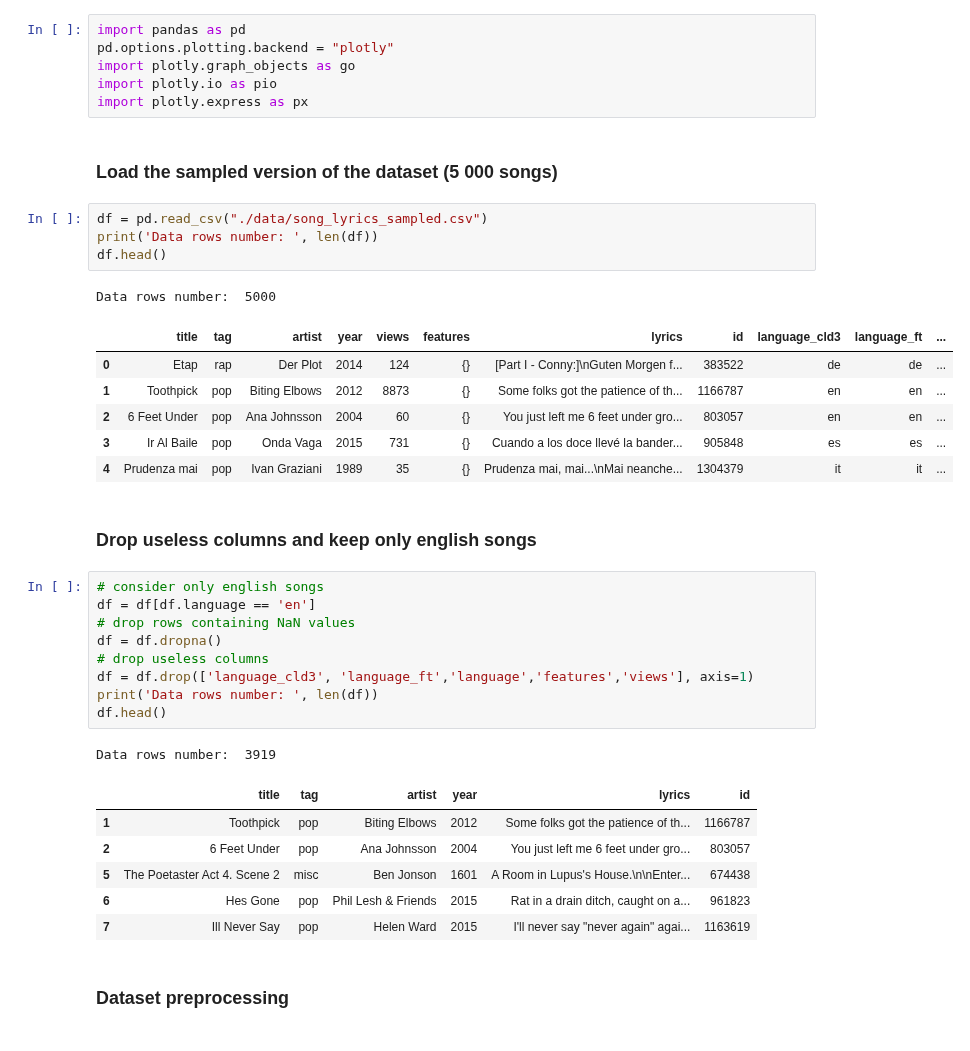
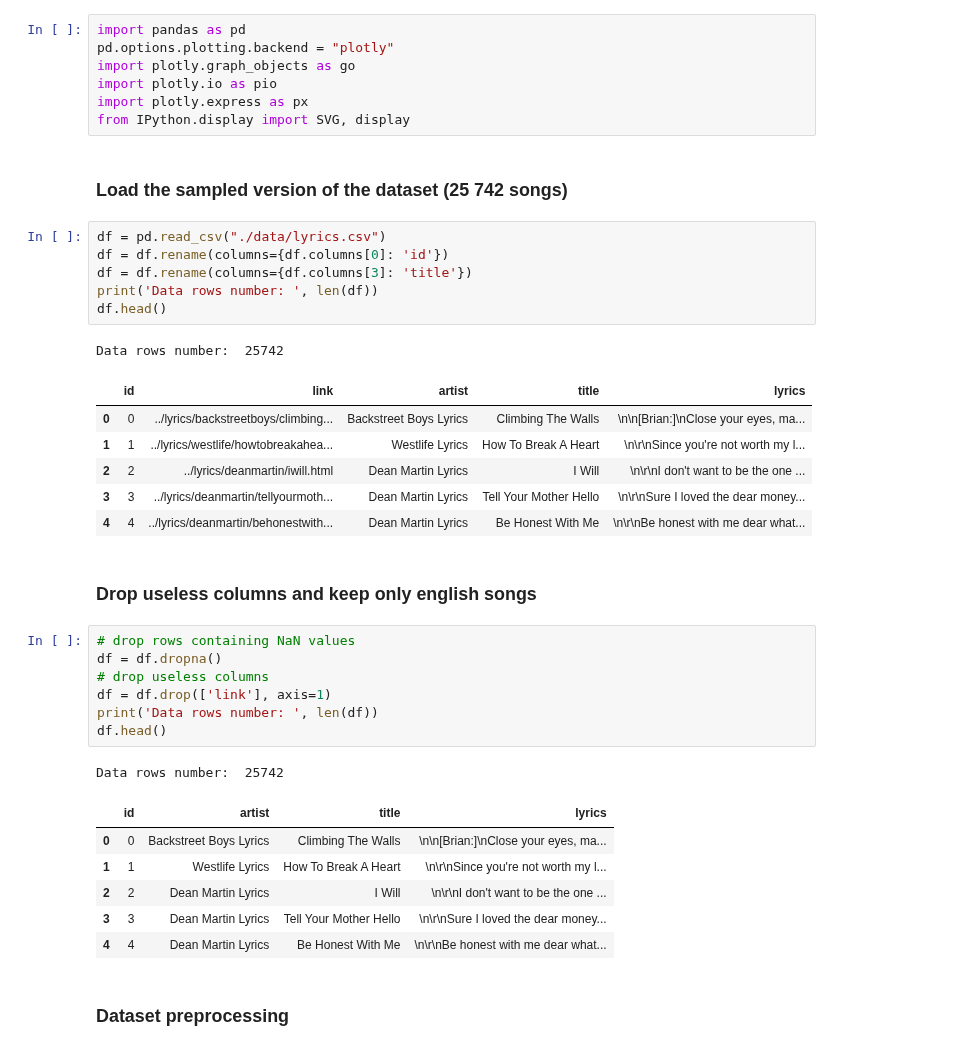
Before and after one commit to Alessandrus00/Lyrics-based-song-recommender, a Jupyter notebook: dataset_processing.ipynb, the cells around one changed output. Saved outputs shown, nothing was run; the diff lists cells and outputs as text.

Commit message:
feat: add new dataset

```diff
--- a/dataset_processing.ipynb
+++ b/dataset_processing.ipynb
@@ -4,39 +4,40 @@ pd.options.plotting.backend = "plotly"
 import plotly.graph_objects as go
 import plotly.io as pio
 import plotly.express as px
+from IPython.display import SVG, display
 # %% [markdown]
-### Load the sampled version of the dataset (5 000 songs)
+### Load the sampled version of the dataset (25 742 songs)
 # %%
-df = pd.read_csv("./data/song_lyrics_sampled.csv")
+df = pd.read_csv("./data/lyrics.csv")
+df = df.rename(columns={df.columns[0]: 'id'})
+df = df.rename(columns={df.columns[3]: 'title'})
 print('Data rows number: ', len(df))
 df.head()
 # %% [output]
-Data rows number:  5000
+Data rows number:  25742
-|  | title | tag | artist | year | views | features | lyrics | id | language_cld3 | language_ft | ... |
-| 0 | Etap | rap | Der Plot | 2014 | 124 | {} | [Part I - Conny:]\nGuten Morgen f... | 383522 | de | de | ... |
-| 1 | Toothpick | pop | Biting Elbows | 2012 | 8873 | {} | Some folks got the patience of th... | 1166787 | en | en | ... |
-| 2 | 6 Feet Under | pop | Ana Johnsson | 2004 | 60 | {} | You just left me 6 feet under gro... | 803057 | en | en | ... |
-| 3 | Ir Al Baile | pop | Onda Vaga | 2015 | 731 | {} | Cuando a los doce llevé la bander... | 905848 | es | es | ... |
-| 4 | Prudenza mai | pop | Ivan Graziani | 1989 | 35 | {} | Prudenza mai, mai...\nMai neanche... | 1304379 | it | it | ... |
+|  | id | link | artist | title | lyrics |
+| 0 | 0 | ../lyrics/backstreetboys/climbing... | Backstreet Boys Lyrics | Climbing The Walls | \n\n[Brian:]\nClose your eyes, ma... |
+| 1 | 1 | ../lyrics/westlife/howtobreakahea... | Westlife Lyrics | How To Break A Heart | \n\r\nSince you're not worth my l... |
+| 2 | 2 | ../lyrics/deanmartin/iwill.html | Dean Martin Lyrics | I Will | \n\r\nI don't want to be the one ... |
+| 3 | 3 | ../lyrics/deanmartin/tellyourmoth... | Dean Martin Lyrics | Tell Your Mother Hello | \n\r\nSure I loved the dear money... |
+| 4 | 4 | ../lyrics/deanmartin/behonestwith... | Dean Martin Lyrics | Be Honest With Me | \n\r\nBe honest with me dear what... |
 # %% [markdown]
 ### Drop useless columns and keep only english songs
 # %%
-# consider only english songs
-df = df[df.language == 'en']
 # drop rows containing NaN values
 df = df.dropna()
 # drop useless columns
-df = df.drop(['language_cld3', 'language_ft','language','features','views'], axis=1)
+df = df.drop(['link'], axis=1)
 print('Data rows number: ', len(df))
 df.head()
 # %% [output]
-Data rows number:  3919
+Data rows number:  25742
-|  | title | tag | artist | year | lyrics | id |
-| 1 | Toothpick | pop | Biting Elbows | 2012 | Some folks got the patience of th... | 1166787 |
-| 2 | 6 Feet Under | pop | Ana Johnsson | 2004 | You just left me 6 feet under gro... | 803057 |
-| 5 | The Poetaster Act 4. Scene 2 | misc | Ben Jonson | 1601 | A Room in Lupus's House.\n\nEnter... | 674438 |
-| 6 | Hes Gone | pop | Phil Lesh & Friends | 2015 | Rat in a drain ditch, caught on a... | 961823 |
-| 7 | Ill Never Say | pop | Helen Ward | 2015 | I'll never say "never again" agai... | 1163619 |
+|  | id | artist | title | lyrics |
+| 0 | 0 | Backstreet Boys Lyrics | Climbing The Walls | \n\n[Brian:]\nClose your eyes, ma... |
+| 1 | 1 | Westlife Lyrics | How To Break A Heart | \n\r\nSince you're not worth my l... |
+| 2 | 2 | Dean Martin Lyrics | I Will | \n\r\nI don't want to be the one ... |
+| 3 | 3 | Dean Martin Lyrics | Tell Your Mother Hello | \n\r\nSure I loved the dear money... |
+| 4 | 4 | Dean Martin Lyrics | Be Honest With Me | \n\r\nBe honest with me dear what... |
 # %% [markdown]
 ### Dataset preprocessing
 # %%
```
Also changed, not shown: parts of 10 cells of this notebook, 45 other files.
